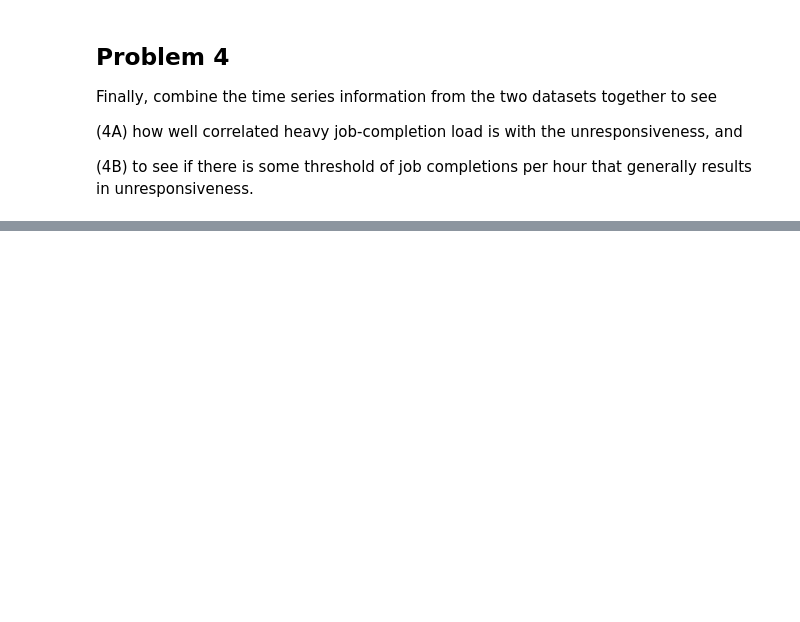
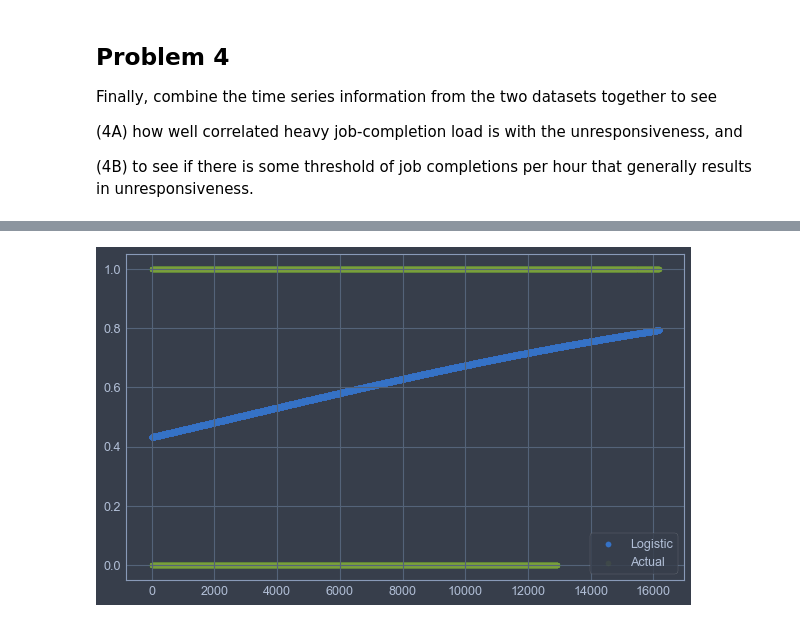
Before and after one commit to jrioross/accre-data-nerds, a Jupyter notebook: notebooks/jrr_02_logs_exploration.ipynb, the cells around one changed output, grey strips where cells are left out. Cells and saved outputs as stored; diff of their text form; code cells hidden in the pictures; blank space fills up the shorter version.

Commit message:
Got some models for jobs vs unresponse

```diff
--- a/notebooks/jrr_02_logs_exploration.ipynb
+++ b/notebooks/jrr_02_logs_exploration.ipynb
@@ -100,0 +224,12 @@ slurm_jobs = pd.read_csv('../data/slurm_jobs.csv')
+# %%
+slurm_c = pd.concat([slurm_jobs, c])
+# %%
+slurm_c = slurm_c.sort_values('END').reset_index(drop = True)
+# %%
+slurm_c['ROLL1HRUR'] = (slurm_c
+        .rolling('1h', on = 'END')
+        ['UNRESPONSIVE']
+        .max()
+)
+# %%
+slurm_cf = slurm_c[~slurm_c['JOBID'].isnull()].dropna(subset = ['ROLL1HR', 'ROLL1HRUR'])
@@ -100,0 +309,16 @@ slurm_jobs = pd.read_csv('../data/slurm_jobs.csv')
+# %%
+fig, ax = plt.subplots(figsize = (10,6))
+
+x = slurm_cf['ROLL1HR']
+y_logistic = 1/(1+np.exp(-(-0.2717 + (0.0001*x))))
+plt.scatter(x, y_logistic, label = 'Logistic')
+# plt.title("Poisson Regression Model for Aggravated Burlgaries in Davidson County, TN")
+# plt.xlabel("Median Income")
+# plt.ylabel("Mean # of Aggravated Burglary Attempts");
+
+x = slurm_cf['ROLL1HR']
+y = slurm_cf['ROLL1HRUR']
+plt.scatter(x, y, label = 'Actual', alpha = 0.1, )
+plt.legend();
+# %% [output]
+[figure, added]
```
Also changed, not shown: parts of 26 cells of this notebook, 1 other file.
